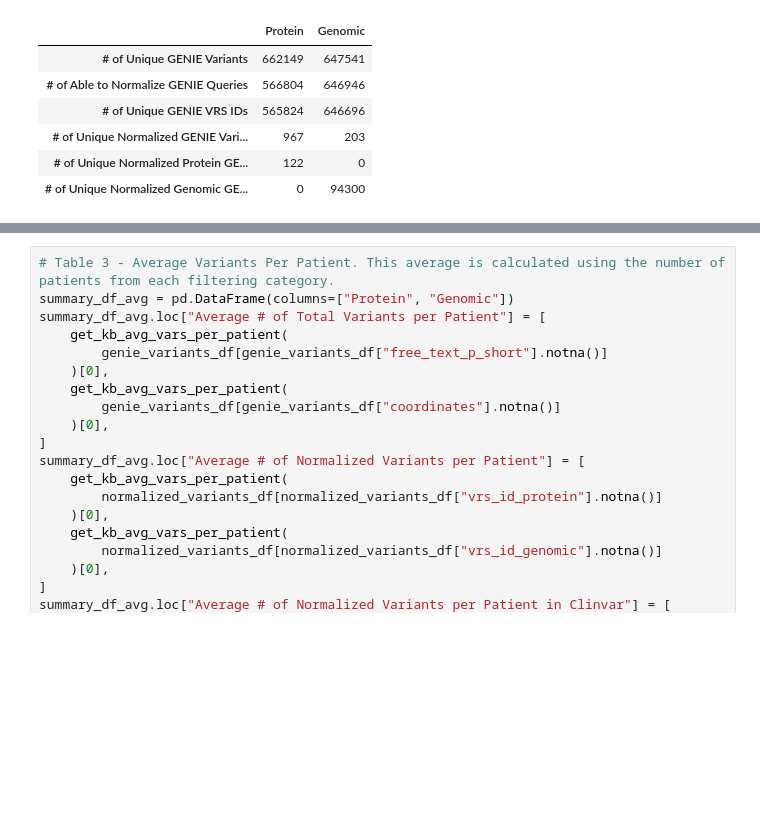
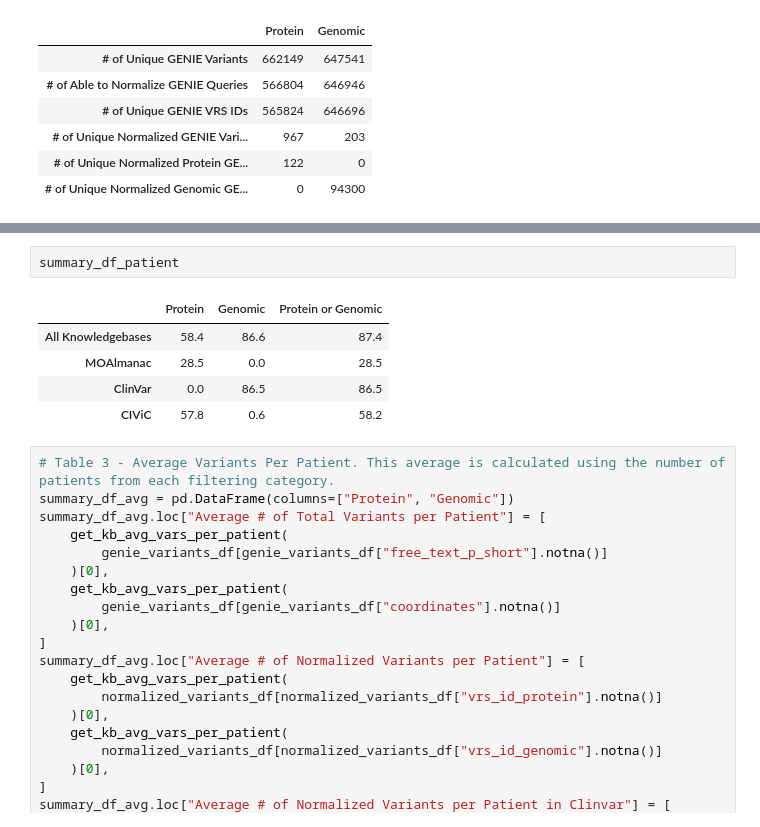
Before and after one commit to GenomicMedLab/variation-normalizer-manuscript, a Jupyter notebook: analysis/genie/variant_analysis/genie_search_analysis.ipynb, the cells around one changed output, grey strips where cells are left out. Saved outputs shown, nothing was run; the diff lists cells and outputs as text; blank space fills up the shorter version.

```diff
--- a/analysis/genie/variant_analysis/genie_search_analysis.ipynb
+++ b/analysis/genie/variant_analysis/genie_search_analysis.ipynb
@@ -498,3 +531,11 @@ summary_df_patient
+# %%
+summary_df_patient
+# %% [output]
+|  | Protein | Genomic | Protein or Genomic |
+| All Knowledgebases | 58.4 | 86.6 | 87.4 |
+| MOAlmanac | 28.5 | 0.0 | 28.5 |
+| ClinVar | 0.0 | 86.5 | 86.5 |
+| CIViC | 57.8 | 0.6 | 58.2 |
 # %%
 # Table 3 - Average Variants Per Patient. This average is calculated using the number of patients from each filtering category.
 summary_df_avg = pd.DataFrame(columns=["Protein", "Genomic"])
```
Also changed, not shown: parts of 4 cells of this notebook, 2 other files.
